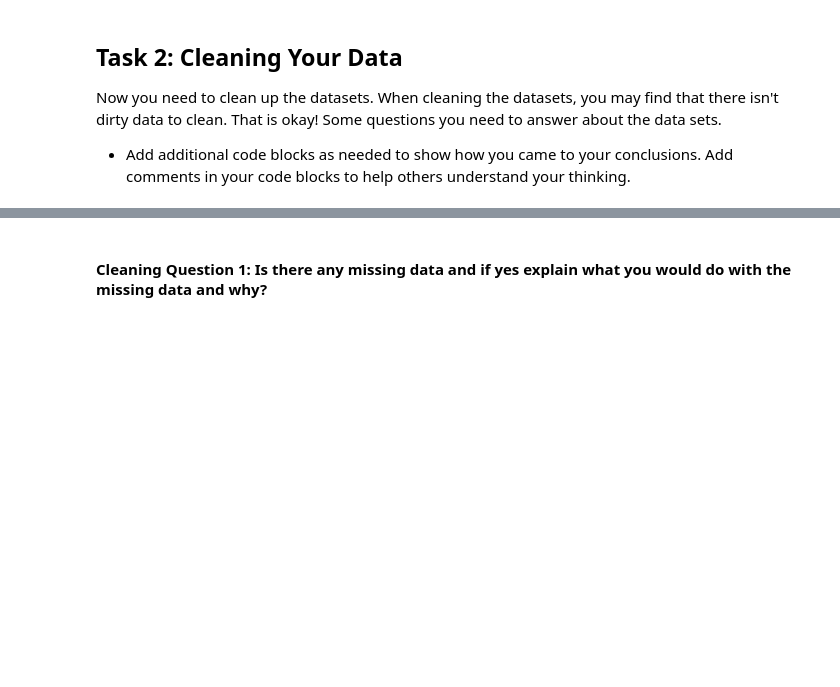
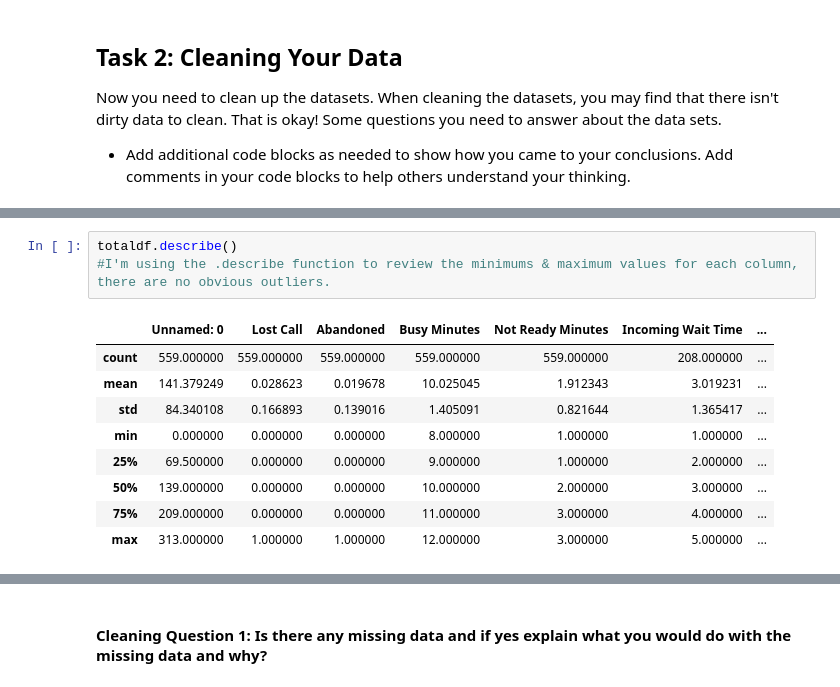
Before and after one commit to alexburchardt/call-center-cleanup-assignment, a Jupyter notebook: Call_Center_Cleanup.ipynb, the cells around one changed output, grey strips where cells are left out. Drawn from its saved outputs; the diff is of its cells as text; blank space fills up the shorter version.

```diff
--- a/Call_Center_Cleanup.ipynb
+++ b/Call_Center_Cleanup.ipynb
@@ -146,0 +180,13 @@ Now you need to clean up the datasets. When cleaning the datasets, you may find
+# %%
+totaldf.describe()
+#I'm using the .describe function to review the minimums & maximum values for each column, there are no obvious outliers.
+# %% [output]
+|  | Unnamed: 0 | Lost Call | Abandoned | Busy Minutes | Not Ready Minutes | Incoming Wait Time | ... |
+| count | 559.000000 | 559.000000 | 559.000000 | 559.000000 | 559.000000 | 208.000000 | ... |
+| mean | 141.379249 | 0.028623 | 0.019678 | 10.025045 | 1.912343 | 3.019231 | ... |
+| std | 84.340108 | 0.166893 | 0.139016 | 1.405091 | 0.821644 | 1.365417 | ... |
+| min | 0.000000 | 0.000000 | 0.000000 | 8.000000 | 1.000000 | 1.000000 | ... |
+| 25% | 69.500000 | 0.000000 | 0.000000 | 9.000000 | 1.000000 | 2.000000 | ... |
+| 50% | 139.000000 | 0.000000 | 0.000000 | 10.000000 | 2.000000 | 3.000000 | ... |
+| 75% | 209.000000 | 0.000000 | 0.000000 | 11.000000 | 3.000000 | 4.000000 | ... |
+| max | 313.000000 | 1.000000 | 1.000000 | 12.000000 | 3.000000 | 5.000000 | ... |
```
Also changed, not shown: parts of 18 cells of this notebook.
